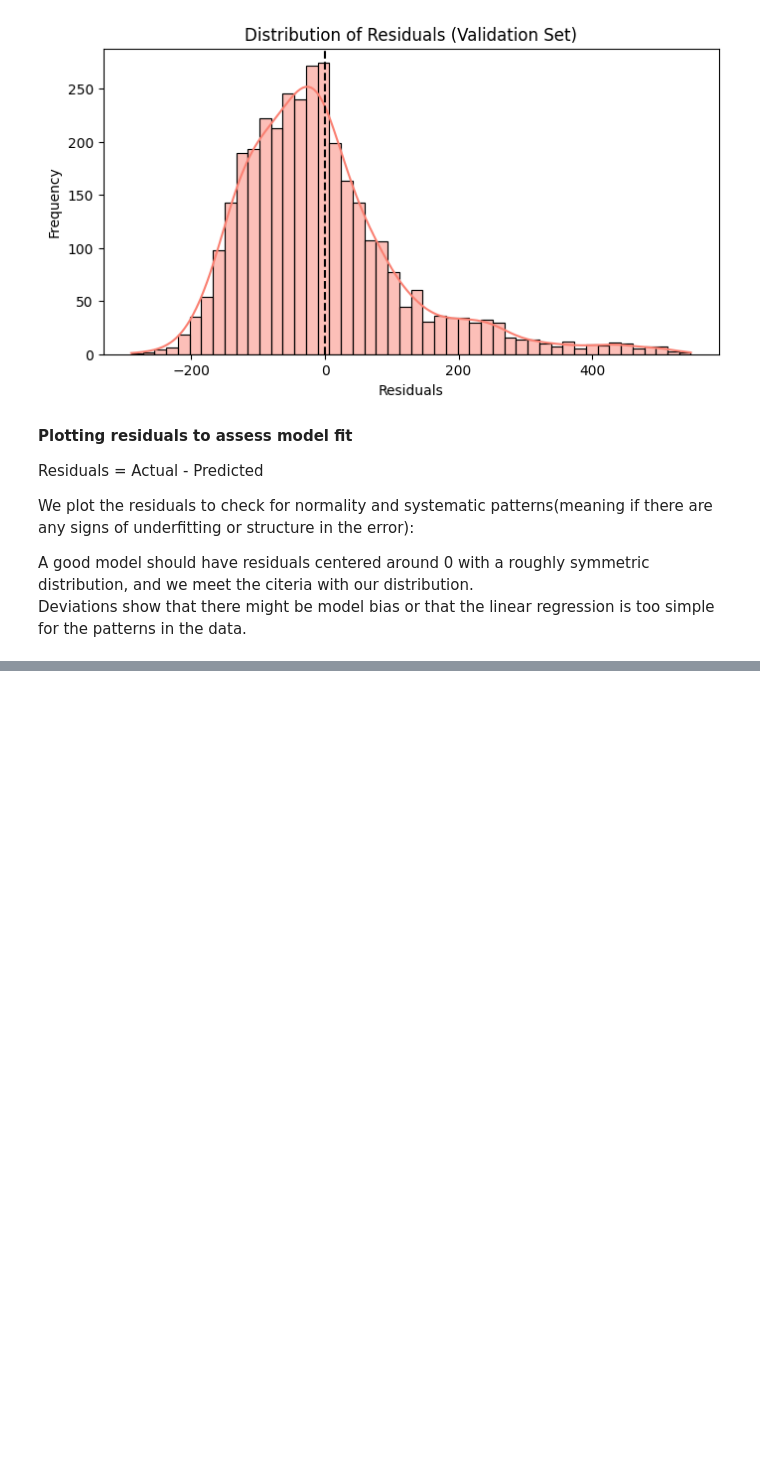
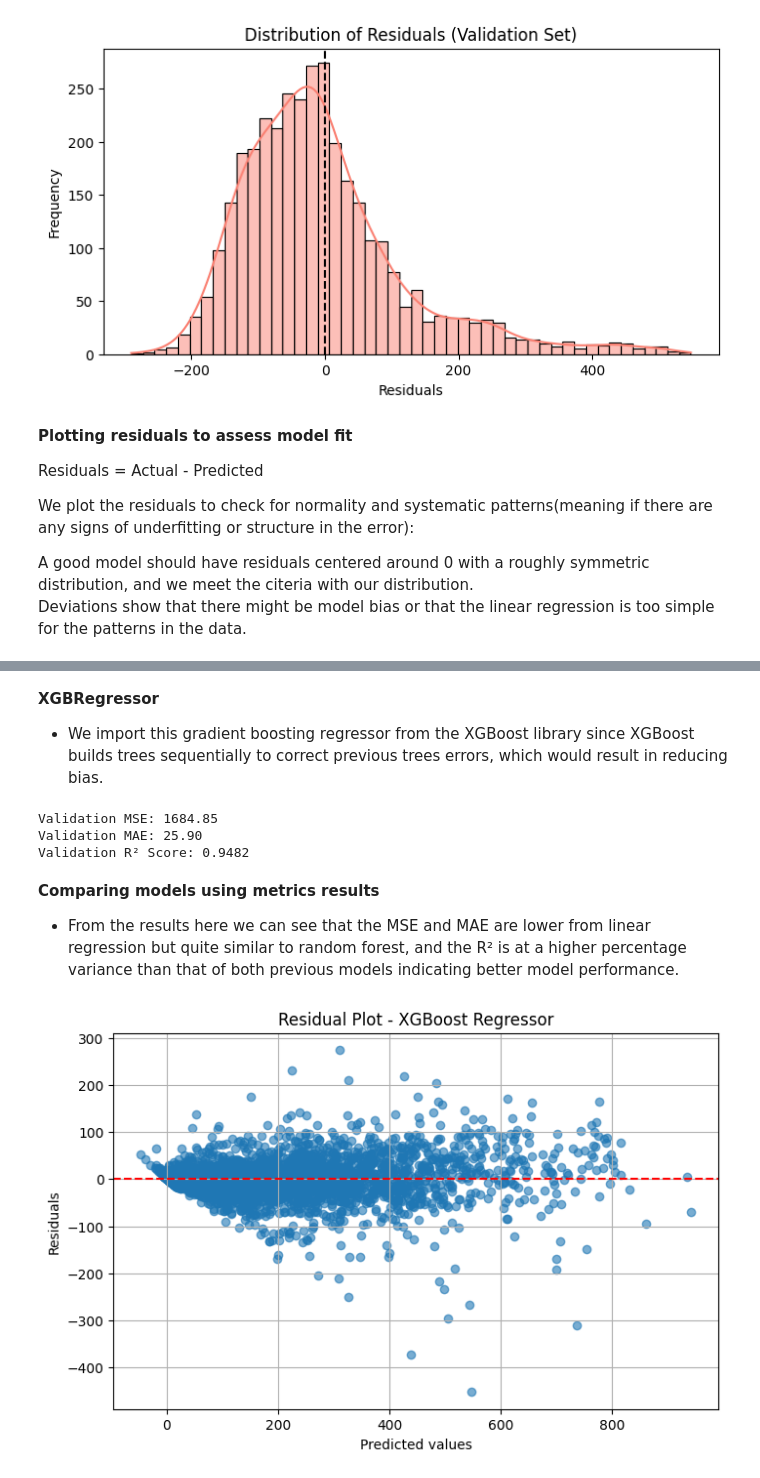
Before and after one commit to FaresQaddoumi/ML-fundamentals-2025, a Jupyter notebook: assignment_2_Fares_AlQadoumi.ipynb, the cells around one changed output, grey strips where cells are left out. Saved outputs shown, nothing was run; the diff lists cells and outputs as text; code cells hidden in the pictures; blank space fills up the shorter version.

```diff
--- a/assignment_2_Fares_AlQadoumi.ipynb
+++ b/assignment_2_Fares_AlQadoumi.ipynb
@@ -319,0 +415,6 @@ Deviations show that there might be model bias or that the linear regression is
+# %%
+from xgboost import XGBRegressor
+
+# Initialize XGBRegressor with basic parameters
+xgb_model = XGBRegressor(n_estimators=100, learning_rate=0.1, random_state=42)
+xgb_model.fit(X_train, y_train)
@@ -319,0 +433,41 @@ Deviations show that there might be model bias or that the linear regression is
+# %% [markdown]
+**XGBRegressor**
+- We import this gradient boosting regressor from the XGBoost library since XGBoost builds trees sequentially to correct previous trees errors, which would result in reducing bias.
+# %%
+from sklearn.metrics import mean_squared_error, mean_absolute_error, r2_score
+
+# Predict on validation set
+y_val_pred_xgb = xgb_model.predict(X_val)
+
+# Evaluate the model
+mse = mean_squared_error(y_val, y_val_pred_xgb)
+mae = mean_absolute_error(y_val, y_val_pred_xgb)
+r2 = r2_score(y_val, y_val_pred_xgb)
+
+print(f"Validation MSE: {mse:.2f}")
+print(f"Validation MAE: {mae:.2f}")
+print(f"Validation R² Score: {r2:.4f}")
+# %% [output]
+Validation MSE: 1684.85
+Validation MAE: 25.90
+Validation R² Score: 0.9482
+# %% [markdown]
+**Comparing models using metrics results**
+- From the results here we can see that the MSE and MAE are lower from linear regression but quite similar to random forest, and the R² is at a higher percentage variance than that of both previous models indicating better model performance.
+# %%
+import matplotlib.pyplot as plt
+
+# Calculate residuals
+residuals = y_val - y_val_pred_xgb
+
+# Plot residuals
+plt.figure(figsize=(8, 5))
+plt.scatter(y_val_pred_xgb, residuals, alpha=0.6)
+plt.axhline(0, color='red', linestyle='--')
+plt.xlabel("Predicted values")
+plt.ylabel("Residuals")
+plt.title("Residual Plot - XGBoost Regressor")
+plt.grid(True)
+plt.show()
+# %% [output]
+[figure, added]
```
Also changed, not shown: parts of 13 cells of this notebook.
